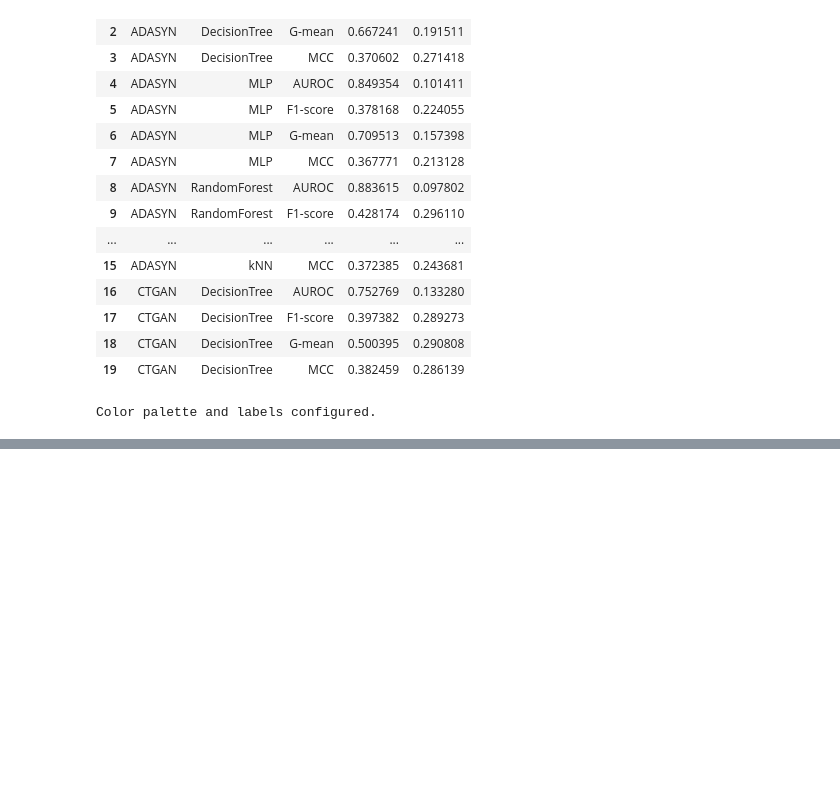
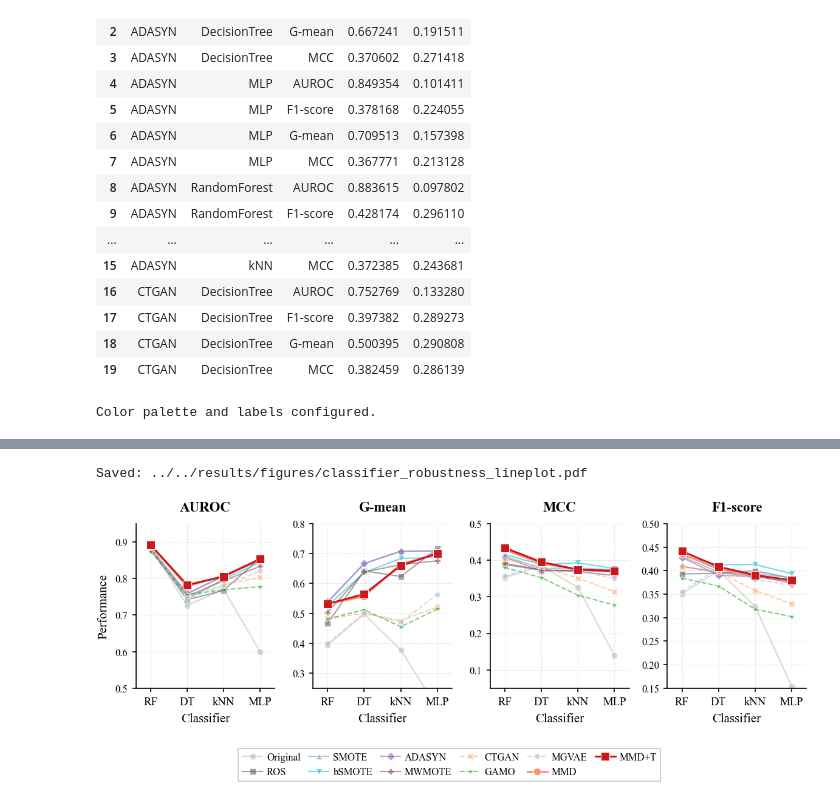
Before and after one commit to suman-cha/moms-imbalanced-learning, a Jupyter notebook: experiments/notebooks/classifier_comparison_viz.ipynb, the cells around one changed output, grey strips where cells are left out. Cells and saved outputs as stored; diff of their text form; code cells hidden in the pictures; blank space fills up the shorter version.

```diff
--- a/experiments/notebooks/classifier_comparison_viz.ipynb
+++ b/experiments/notebooks/classifier_comparison_viz.ipynb
@@ -639,7 +639,8 @@ def create_classifier_robustness_lineplot(avg_df, classifiers, metrics, method_o
                  Fluctuating lines = classifier-dependent (other methods)
     """
     if figsize is None:
-        figsize = (TEXT_WIDTH, TEXT_WIDTH / 2.2)
+        # Balanced figure size: wider but proportionally taller for symmetric axes
+        figsize = (TEXT_WIDTH * 1.2, TEXT_WIDTH * 0.45)
 
     fig, axes = plt.subplots(1, len(metrics), figsize=figsize, sharey=False)
 
@@ -648,7 +649,7 @@ def create_classifier_robustness_lineplot(avg_df, classifiers, metrics, method_o
     clf_labels = [classifier_labels.get(c, c) for c in clf_order]
 
     # Line styles for visual distinction
-    # Traditional: solid, DL baselines: dashed, Ours: solid + thicker
+    # Traditional: solid, DL baselines: dashed, Ours: solid + slightly thicker
     method_linestyles = {
         'Original': '-', 'ROS': '-', 'SMOTE': '-', 'bSMOTE': '-',
         'ADASYN': '-', 'MWMOTE': '-',
@@ -656,9 +657,10 @@ def create_classifier_robustness_lineplot(avg_df, classifiers, metrics, method_o
         'MMD': '-', 'MMD+T': '-'
     }
 
-    method_linewidths = {m: 1.2 for m in available_methods}
-    method_linewidths['MMD'] = 2.2
-    method_linewidths['MMD+T'] = 2.8
+    # Reduced line widths for Ours (was 2.2/2.8, now 1.5/1.8)
+    method_linewidths = {m: 1.0 for m in available_methods}
+    method_linewidths['MMD'] = 1.5
+    method_linewidths['MMD+T'] = 1.5
 
     method_markers = {
         'Original': 'o', 'ROS': 's', 'SMOTE': '^', 'bSMOTE': 'v',
@@ -667,9 +669,10 @@ def create_classifier_robustness_lineplot(avg_df, classifiers, metrics, method_o
         'MMD': 'o', 'MMD+T': 's'
     }
 
+    # Slightly reduced marker sizes for Ours (was 7/8, now 6/7)
     method_markersizes = {m: 5 for m in available_methods}
-    method_markersizes['MMD'] = 7
-    method_markersizes['MMD+T'] = 8
+    method_markersizes['MMD'] = 6
+    method_markersizes['MMD+T'] = 7
 
     # Z-order: Ours should be on top
     method_zorder = {m: 1 for m in available_methods}
@@ -695,7 +698,7 @@ def create_classifier_robustness_lineplot(avg_df, classifiers, metrics, method_o
             ax.plot(range(len(clf_order)), values,
                    color=method_colors.get(method, '#333333'),
                    linestyle=method_linestyles.get(method, '-'),
-                   linewidth=method_linewidths.get(method, 1.2),
+                   linewidth=method_linewidths.get(method, 1.0),
                    marker=method_markers.get(method, 'o'),
                    markersize=method_markersizes.get(method, 5),
                    markeredgecolor='white',
@@ -706,49 +709,55 @@ def create_classifier_robustness_lineplot(avg_df, classifiers, metrics, method_o
 
         # Formatting
         ax.set_xticks(range(len(clf_order)))
-        ax.set_xticklabels(clf_labels, fontsize=8)
-        ax.set_xlabel('Classifier', fontsize=9)
+        ax.set_xticklabels(clf_labels, fontsize=9)
+        ax.set_xlim(-0.4, len(clf_order) - 0.6)  # Add padding for balanced look
+        ax.set_xlabel('Classifier', fontsize=10)
 
         if j == 0:
-            ax.set_ylabel('Performance', fontsize=9)
+            ax.set_ylabel('Performance', fontsize=10)
 
-        # Y-axis limits
+        # Y-axis limits - balanced range (~0.45 span for visual symmetry)
         if metric == 'AUROC':
-            ax.set_ylim(0.5, 0.95)
+            ax.set_ylim(0.50, 0.95)
         elif metric == 'G-mean':
-            ax.set_ylim(0.1, 0.75)
+            ax.set_ylim(0.25, 0.8)
         elif metric == 'MCC':
-            ax.set_ylim(0.0, 0.45)
+            ax.set_ylim(0.05, 0.50)
         else:  # F1-score
-            ax.set_ylim(0.1, 0.45)
+            ax.set_ylim(0.15, 0.50)
 
-        ax.set_title(metric, fontsize=10, fontweight='bold', pad=8)
+        ax.set_title(metric, fontsize=11, fontweight='bold', pad=10)
         ax.yaxis.grid(True, alpha=0.3, linewidth=0.5)
         ax.set_axisbelow(True)
 
-    # Legend - put outside the plot
+    # Legend - placed at bottom center, close to plot
     handles, labels = axes[0].get_legend_handles_labels()
-    fig.legend(handles, labels, loc='center right',
-               bbox_to_anchor=(1.15, 0.5), frameon=True, fontsize=7,
-               title='Method', title_fontsize=8)
 
     plt.tight_layout()
+    plt.subplots_adjust(bottom=0.28)  # Space for legend
+
+    fig.legend(handles, labels, loc='upper center',
+               bbox_to_anchor=(0.5, 0.08), frameon=True, fontsize=8,
+               ncol=6, columnspacing=0.8, handletextpad=0.4)
 
     if save_path:
         plt.savefig(save_path, dpi=300, bbox_inches='tight', facecolor='white')
         print(f"Saved: {save_path}")
 
     plt.show()
     return fig
 
 # Create the line plot
 fig_line = create_classifier_robustness_lineplot(
     avg_metrics,
     CLASSIFIERS,
     METRICS,
     METHOD_ORDER,
     METHOD_COLORS,
     METHOD_LABELS,
     CLASSIFIER_LABELS,
     save_path='../../results/figures/classifier_robustness_lineplot.pdf'
 )
+# %% [output]
+Saved: ../../results/figures/classifier_robustness_lineplot.pdf
+[figure, added]
```
Also changed, not shown: parts of 8 cells of this notebook, 14 other files.
